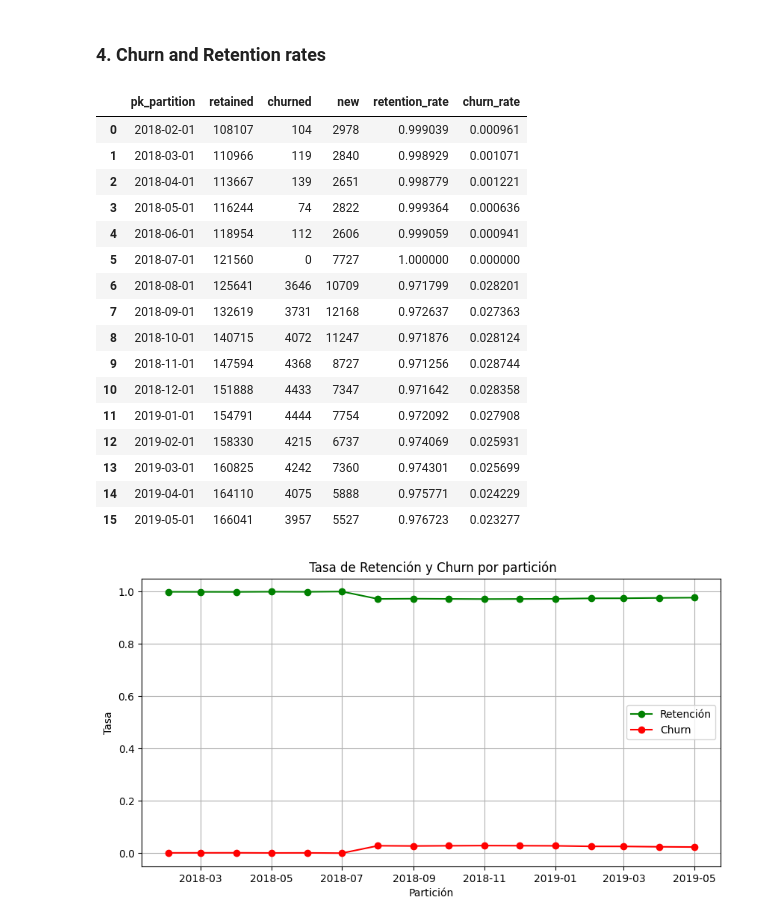
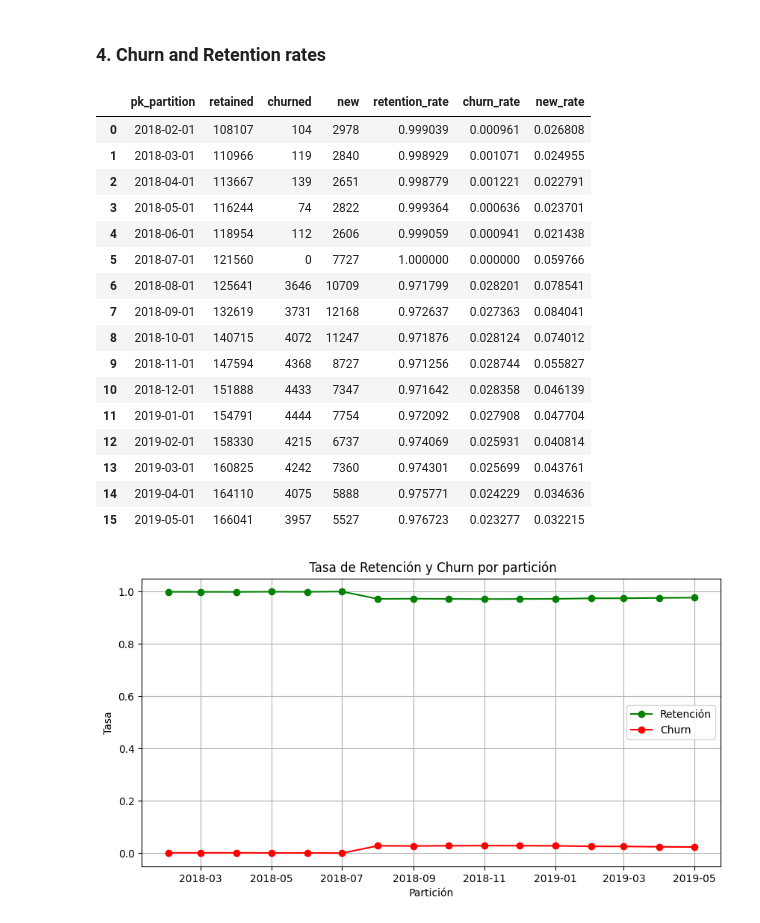
Before and after one commit to martadominguezm/grupo-1-dscesp-0525, a Jupyter notebook: TFM/notebook_commercial_activity.ipynb, the cells around one changed output. Cells and saved outputs as stored; diff of their text form; code cells hidden in the pictures.

Commit message:
notebook_commercial_activity done

```diff
--- a/TFM/notebook_commercial_activity.ipynb
+++ b/TFM/notebook_commercial_activity.ipynb
@@ -23,6 +23,8 @@ df_commercial_activity
 | 5962922 | 13647307 | 1166789 | 2019-05 | 2016-08 | KHE | 0.0 | 03 - UNIVERSITARIO |
 | 5962923 | 13647308 | 1550586 | 2019-05 | 2019-05 | NaN | 1.0 | NaN |
 5962924 rows × 7 columns
+# %%
+df_commercial_activity.drop(columns=['Unnamed: 0'], inplace=True, errors='ignore')
 # %% [markdown]
 -	**pk_cid**:	Identificador de cliente
 -	**pk_partition**:	Identificador de Partición. Mensualmente se ingesta en la tabla una partición con el estado de la base de clientes.
@@ -284,49 +291,51 @@ plt.show()
 # %%
 # Métricas de churn y retención entre particiones
 
 partitions = sorted(df_commercial_activity['pk_partition'].unique())
+
 churn_data = []
 
-for i in range(1, len(partitions)):
+for i in range(1, len(partitions) - 0):  # incluye todas menos la última si quieres calcular retención hasta ella
     prev_month = df_commercial_activity[df_commercial_activity['pk_partition'] == partitions[i-1]]
     curr_month = df_commercial_activity[df_commercial_activity['pk_partition'] == partitions[i]]
 
     prev_active = set(prev_month.loc[prev_month['active_customer'] == 1, 'pk_cid'])
     curr_active = set(curr_month.loc[curr_month['active_customer'] == 1, 'pk_cid'])
 
     retained = len(prev_active & curr_active)
     churned = len(prev_active - curr_active)
     new = len(curr_active - prev_active)
 
     churn_data.append({
         'pk_partition': partitions[i],
         'retained': retained,
         'churned': churned,
         'new': new,
         'retention_rate': retained / len(prev_active) if len(prev_active) > 0 else np.nan,
-        'churn_rate': churned / len(prev_active) if len(prev_active) > 0 else np.nan
+        'churn_rate': churned / len(prev_active) if len(prev_active) > 0 else np.nan,
+        'new_rate': new / len(curr_active) if len(curr_active) > 0 else np.nan
     })
 
 churn_df = pd.DataFrame(churn_data)
 churn_df
 # %% [output]
-|  | pk_partition | retained | churned | new | retention_rate | churn_rate |
-| 0 | 2018-02-01 | 108107 | 104 | 2978 | 0.999039 | 0.000961 |
-| 1 | 2018-03-01 | 110966 | 119 | 2840 | 0.998929 | 0.001071 |
-| 2 | 2018-04-01 | 113667 | 139 | 2651 | 0.998779 | 0.001221 |
-| 3 | 2018-05-01 | 116244 | 74 | 2822 | 0.999364 | 0.000636 |
-| 4 | 2018-06-01 | 118954 | 112 | 2606 | 0.999059 | 0.000941 |
-| 5 | 2018-07-01 | 121560 | 0 | 7727 | 1.000000 | 0.000000 |
-| 6 | 2018-08-01 | 125641 | 3646 | 10709 | 0.971799 | 0.028201 |
-| 7 | 2018-09-01 | 132619 | 3731 | 12168 | 0.972637 | 0.027363 |
-| 8 | 2018-10-01 | 140715 | 4072 | 11247 | 0.971876 | 0.028124 |
-| 9 | 2018-11-01 | 147594 | 4368 | 8727 | 0.971256 | 0.028744 |
-| 10 | 2018-12-01 | 151888 | 4433 | 7347 | 0.971642 | 0.028358 |
-| 11 | 2019-01-01 | 154791 | 4444 | 7754 | 0.972092 | 0.027908 |
-| 12 | 2019-02-01 | 158330 | 4215 | 6737 | 0.974069 | 0.025931 |
-| 13 | 2019-03-01 | 160825 | 4242 | 7360 | 0.974301 | 0.025699 |
-| 14 | 2019-04-01 | 164110 | 4075 | 5888 | 0.975771 | 0.024229 |
-| 15 | 2019-05-01 | 166041 | 3957 | 5527 | 0.976723 | 0.023277 |
+|  | pk_partition | retained | churned | new | retention_rate | churn_rate | new_rate |
+| 0 | 2018-02-01 | 108107 | 104 | 2978 | 0.999039 | 0.000961 | 0.026808 |
+| 1 | 2018-03-01 | 110966 | 119 | 2840 | 0.998929 | 0.001071 | 0.024955 |
+| 2 | 2018-04-01 | 113667 | 139 | 2651 | 0.998779 | 0.001221 | 0.022791 |
+| 3 | 2018-05-01 | 116244 | 74 | 2822 | 0.999364 | 0.000636 | 0.023701 |
+| 4 | 2018-06-01 | 118954 | 112 | 2606 | 0.999059 | 0.000941 | 0.021438 |
+| 5 | 2018-07-01 | 121560 | 0 | 7727 | 1.000000 | 0.000000 | 0.059766 |
+| 6 | 2018-08-01 | 125641 | 3646 | 10709 | 0.971799 | 0.028201 | 0.078541 |
+| 7 | 2018-09-01 | 132619 | 3731 | 12168 | 0.972637 | 0.027363 | 0.084041 |
+| 8 | 2018-10-01 | 140715 | 4072 | 11247 | 0.971876 | 0.028124 | 0.074012 |
+| 9 | 2018-11-01 | 147594 | 4368 | 8727 | 0.971256 | 0.028744 | 0.055827 |
+| 10 | 2018-12-01 | 151888 | 4433 | 7347 | 0.971642 | 0.028358 | 0.046139 |
+| 11 | 2019-01-01 | 154791 | 4444 | 7754 | 0.972092 | 0.027908 | 0.047704 |
+| 12 | 2019-02-01 | 158330 | 4215 | 6737 | 0.974069 | 0.025931 | 0.040814 |
+| 13 | 2019-03-01 | 160825 | 4242 | 7360 | 0.974301 | 0.025699 | 0.043761 |
+| 14 | 2019-04-01 | 164110 | 4075 | 5888 | 0.975771 | 0.024229 | 0.034636 |
+| 15 | 2019-05-01 | 166041 | 3957 | 5527 | 0.976723 | 0.023277 | 0.032215 |
 # %%
 plt.figure(figsize=(10,5))
 plt.plot(churn_df['pk_partition'], churn_df['retention_rate'], marker='o', label='Retención', color='green')
```
Also changed, not shown: parts of 15 cells of this notebook, 1 other file.
